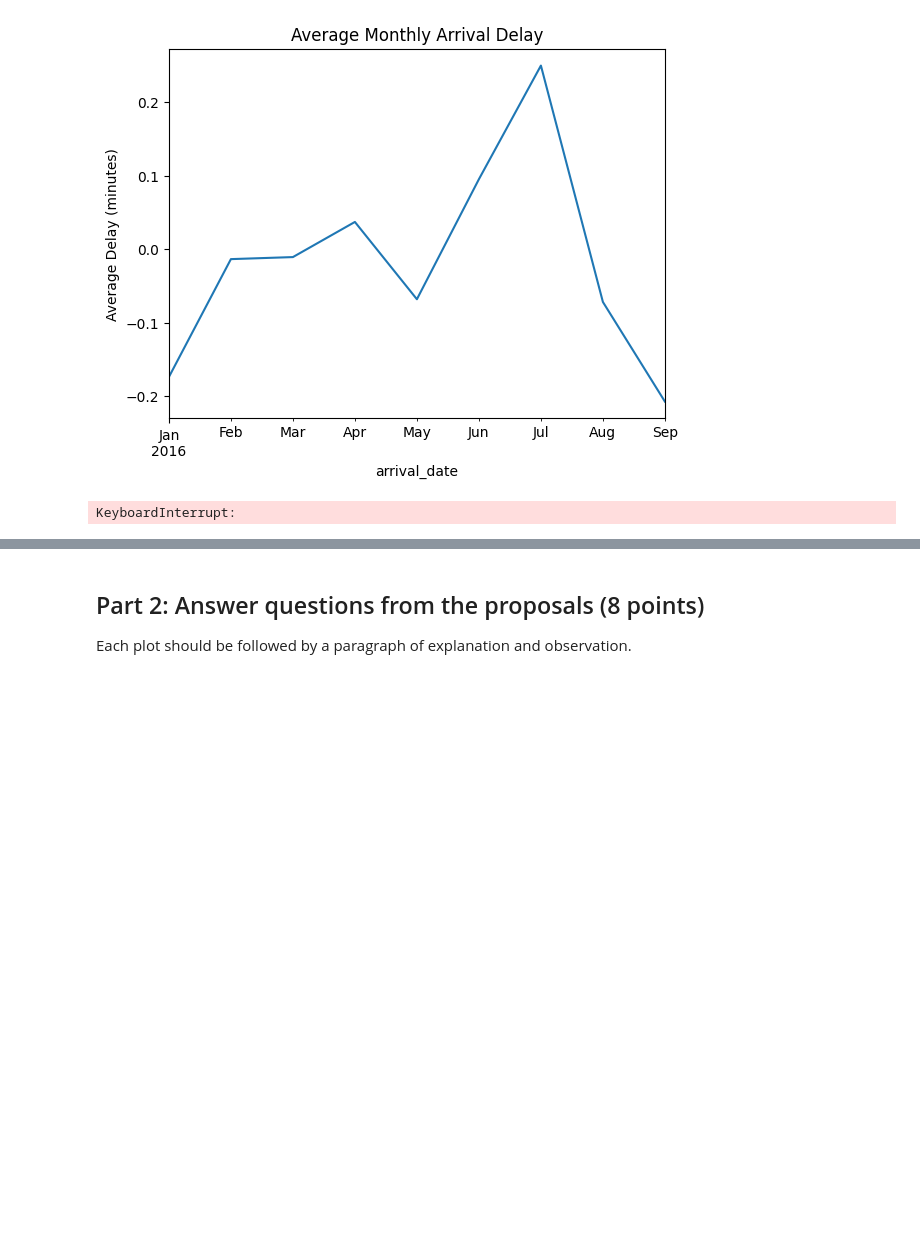
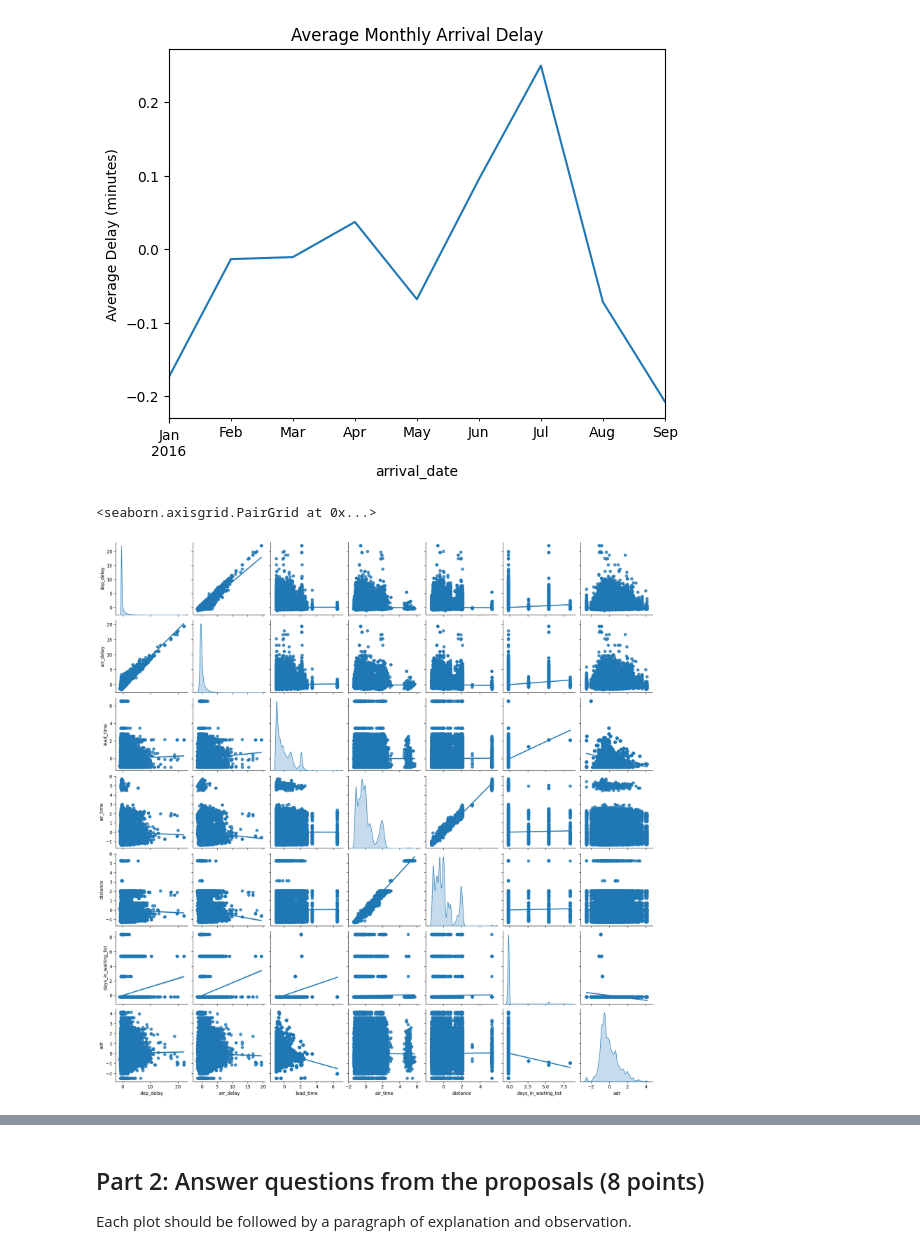
Before and after one commit to ConorJones05/STOR320_Final, a Jupyter notebook: EDA Template.ipynb, the cells around one changed output, grey strips where cells are left out. Drawn from its saved outputs; the diff is of its cells as text; code cells hidden in the pictures; blank space fills up the shorter version.

```diff
--- a/EDA Template.ipynb
+++ b/EDA Template.ipynb
@@ -315,19 +365,21 @@ plt.show()
 # %% [output]
 [figure]
 # %%
-merged_data.set_index('arrival_date', inplace=True)
-merged_data['arr_delay'].resample('M').mean().plot(title='Average Monthly Arrival Delay')
+cleaned_merged_data.set_index('arrival_date', inplace=True)
+cleaned_merged_data['arr_delay'].resample('M').mean().plot(title='Average Monthly Arrival Delay')
 plt.ylabel('Average Delay (minutes)')
 plt.show()
 # %% [output]
 [figure]
 # %%
-numeric_cols = merged_data[continuous_features].dropna()
+sample_data = cleaned_merged_data.sample(frac=0.2)
+numeric_cols = sample_data[continuous_features].dropna()
 numeric_cols_cleaned = numeric_cols.replace([np.inf, -np.inf], np.nan).dropna()
 numeric_cols = numeric_cols.reset_index(drop=True)
 sns.pairplot(numeric_cols_cleaned, kind='reg', diag_kind='kde')
 # %% [output]
-KeyboardInterrupt:
+<seaborn.axisgrid.PairGrid at 0x...>
+[figure, added]
 # %%
 print(numeric_cols.dtypes)
 print(numeric_cols.isnull().sum())
```
Also changed, not shown: parts of 30 cells of this notebook.
